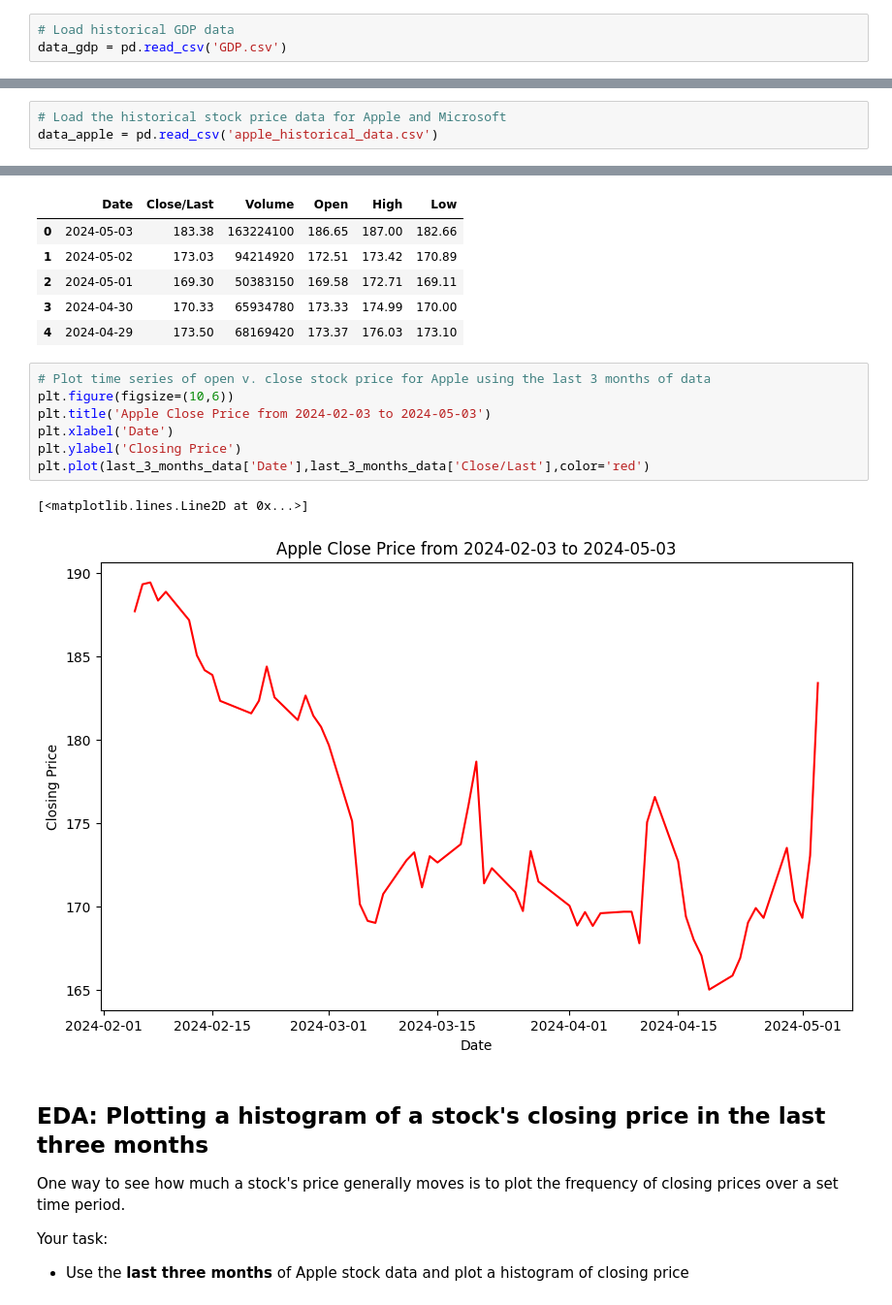
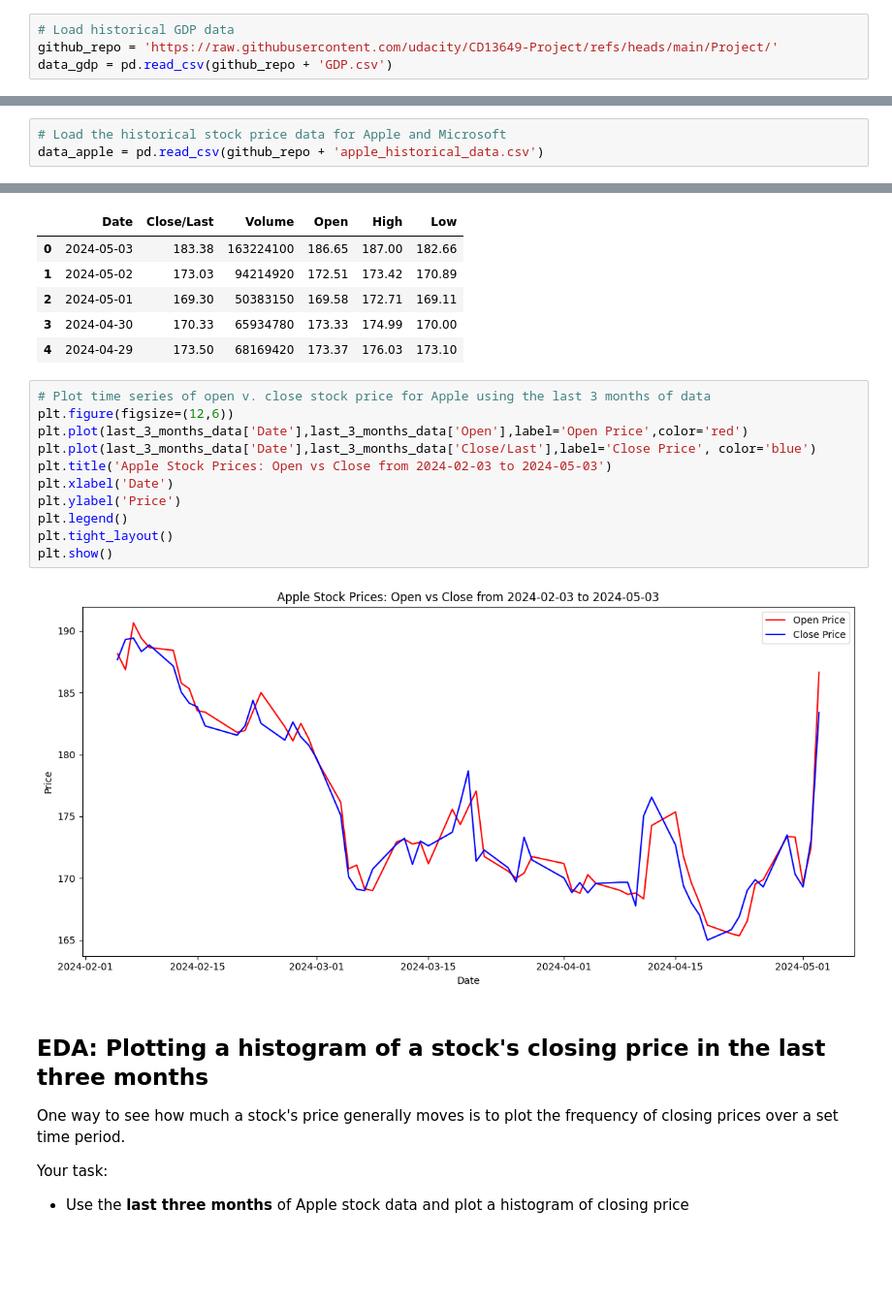
Before and after one commit to julieannvictoria/portfolio, a Jupyter notebook: Preparing-for-data-analysis-project-student.ipynb, the cells around one changed output, grey strips where cells are left out. Shown at 97% size. Drawn from its saved outputs; the diff is of its cells as text; blank space fills up the shorter version.

```diff
--- a/Preparing-for-data-analysis-project-student.ipynb
+++ b/Preparing-for-data-analysis-project-student.ipynb
@@ -41,7 +41,8 @@ The first step in a data engineering pipeline for machine learning is to ingest
 * You may need to cast datetime data to the `datetime` format using `pandas` `to_datetime()` method
 # %%
 # Load historical GDP data
-data_gdp = pd.read_csv('GDP.csv')
+github_repo = 'https://raw.githubusercontent.com/udacity/CD13649-Project/refs/heads/main/Project/'
+data_gdp = pd.read_csv(github_repo + 'GDP.csv')
 # %%
 # Check the first few rows of data
 data_gdp.head()
@@ -54,5 +55,5 @@ data_gdp.head()
 | 4 | 1948-01-01 | 265.742 |
 # %%
 # Load the historical stock price data for Apple and Microsoft
-data_apple = pd.read_csv('apple_historical_data.csv')
+data_apple = pd.read_csv(github_repo + 'apple_historical_data.csv')
 # %%
@@ -369,14 +370,17 @@ last_3_months_data.head()
 | 4 | 2024-04-29 | 173.50 | 68169420 | 173.37 | 176.03 | 173.10 |
 # %%
 # Plot time series of open v. close stock price for Apple using the last 3 months of data
-plt.figure(figsize=(10,6))
-plt.title('Apple Close Price from 2024-02-03 to 2024-05-03')
+plt.figure(figsize=(12,6))
+plt.plot(last_3_months_data['Date'],last_3_months_data['Open'],label='Open Price',color='red')
+plt.plot(last_3_months_data['Date'],last_3_months_data['Close/Last'],label='Close Price', color='blue')
+plt.title('Apple Stock Prices: Open vs Close from 2024-02-03 to 2024-05-03')
 plt.xlabel('Date')
-plt.ylabel('Closing Price')
-plt.plot(last_3_months_data['Date'],last_3_months_data['Close/Last'],color='red')
+plt.ylabel('Price')
+plt.legend()
+plt.tight_layout()
+plt.show()
 # %% [output]
-[<matplotlib.lines.Line2D at 0x...>]
-[figure, old version]
+[figure, new version]
 # %% [markdown]
 ## EDA: Plotting a histogram of a stock's closing price in the last three months
 
```
Also changed, not shown: parts of 11 cells of this notebook.
